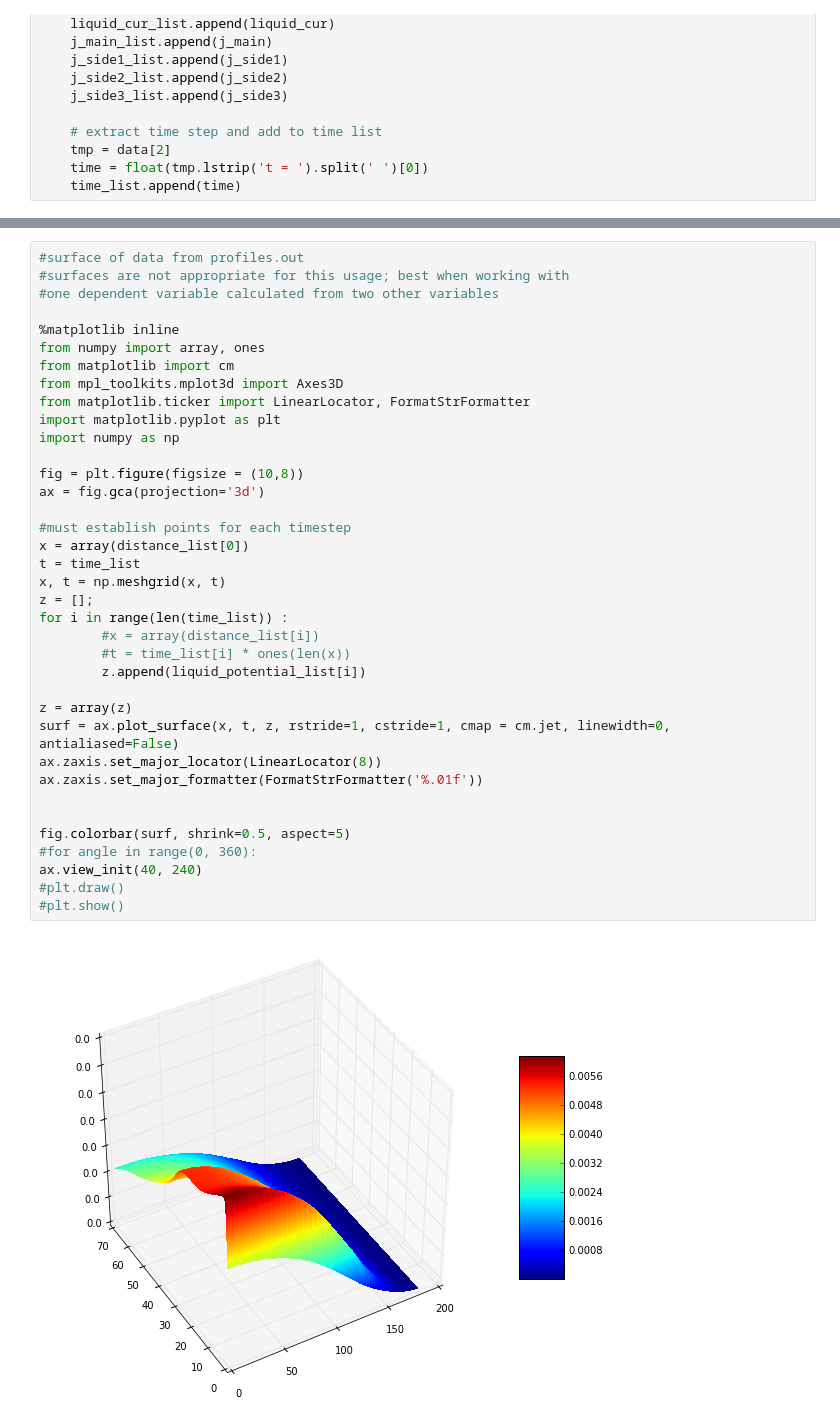
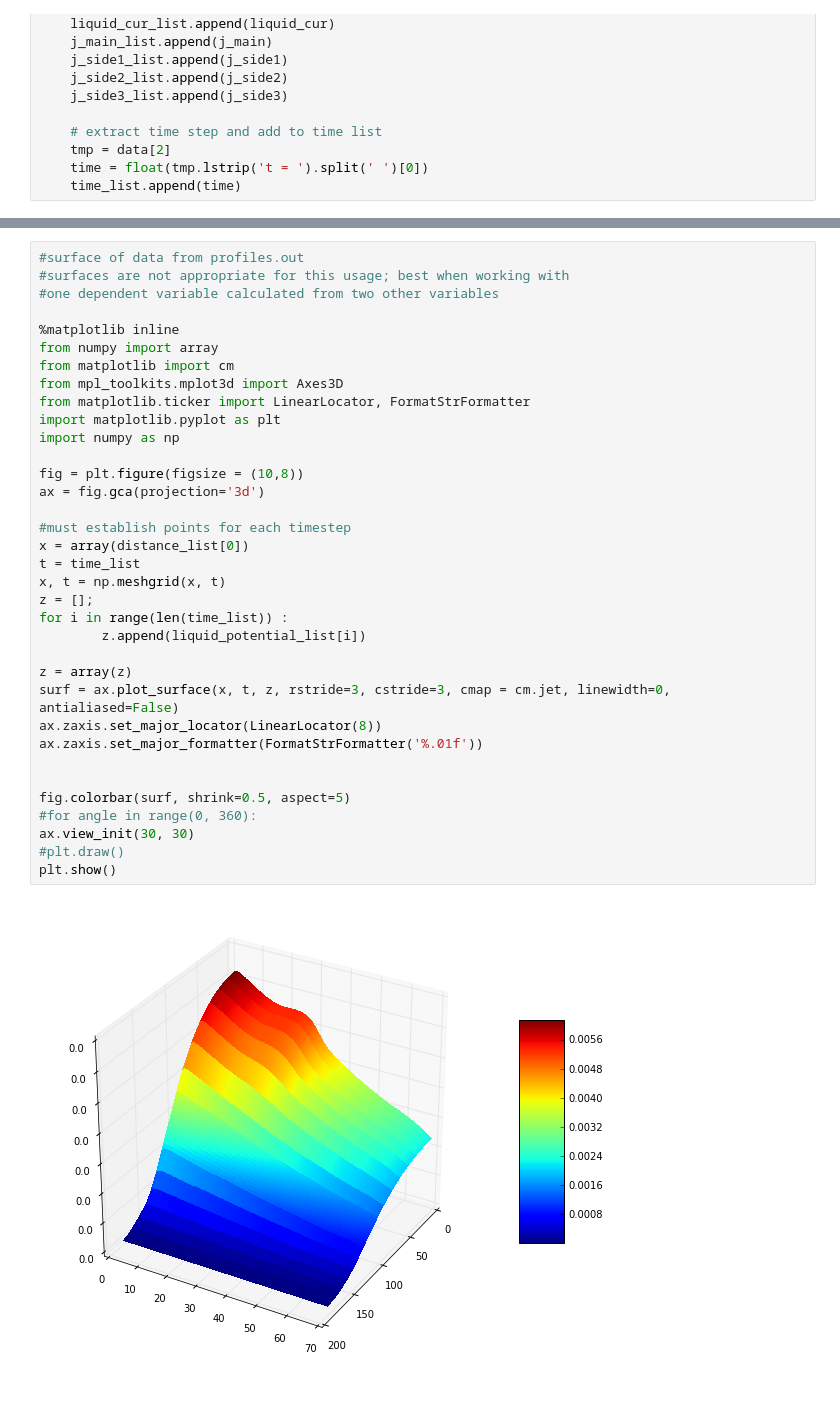
Before and after one commit to iSchomer/Dualfoil_Storage_Device, a Jupyter notebook: DualFoil_Discharge.ipynb, the cells around one changed output, grey strips where cells are left out. Cells and saved outputs as stored; diff of their text form.

```diff
--- a/DualFoil_Discharge.ipynb
+++ b/DualFoil_Discharge.ipynb
@@ -109,40 +110,38 @@ print(len(distance_list[0]))
 #surfaces are not appropriate for this usage; best when working with
 #one dependent variable calculated from two other variables
 
 %matplotlib inline
-from numpy import array, ones
+from numpy import array
 from matplotlib import cm
 from mpl_toolkits.mplot3d import Axes3D
 from matplotlib.ticker import LinearLocator, FormatStrFormatter
 import matplotlib.pyplot as plt
 import numpy as np
 
 fig = plt.figure(figsize = (10,8))
 ax = fig.gca(projection='3d')
 
 #must establish points for each timestep
 x = array(distance_list[0])
 t = time_list
 x, t = np.meshgrid(x, t)
 z = [];
 for i in range(len(time_list)) :
-        #x = array(distance_list[i])
-        #t = time_list[i] * ones(len(x))
         z.append(liquid_potential_list[i])
 
 z = array(z)
-surf = ax.plot_surface(x, t, z, rstride=1, cstride=1, cmap = cm.jet, linewidth=0, antialiased=False)
+surf = ax.plot_surface(x, t, z, rstride=3, cstride=3, cmap = cm.jet, linewidth=0, antialiased=False)
 ax.zaxis.set_major_locator(LinearLocator(8))
 ax.zaxis.set_major_formatter(FormatStrFormatter('%.01f'))
 
 
 fig.colorbar(surf, shrink=0.5, aspect=5)
 #for angle in range(0, 360):
-ax.view_init(40, 240)
+ax.view_init(30, 30)
 #plt.draw()
-#plt.show()
+plt.show()
 # %% [output]
-[figure, old version]
+[figure, new version]
 # %%
 #Scatter using data from profiles.out
 
```
Also changed, not shown: parts of 4 cells of this notebook, 1 other file.
